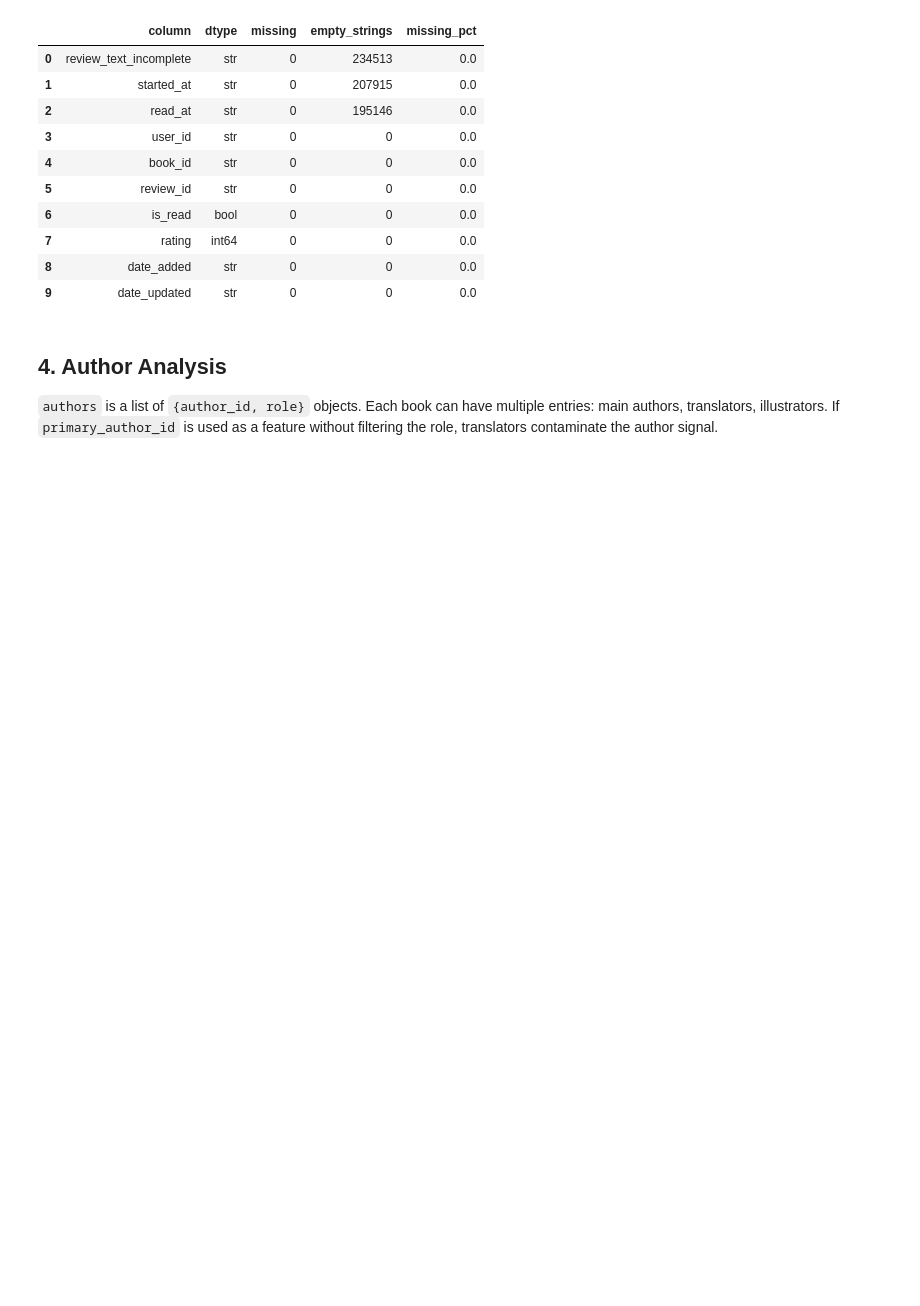
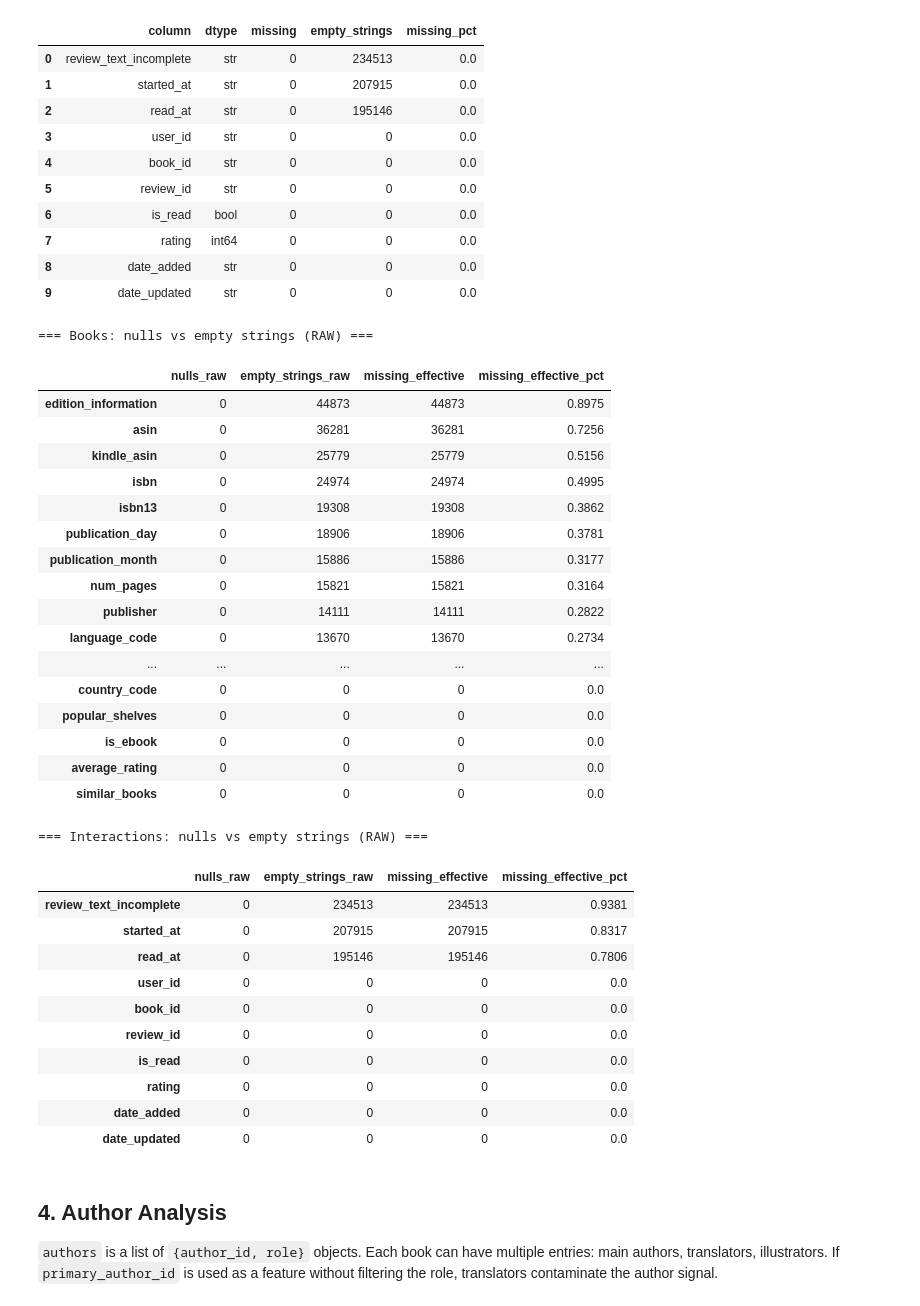
Before and after one commit to tsavorae/book-recommendations, a Jupyter notebook: notebooks/EDA_Fantasy.ipynb, the cells around one changed output. Drawn from its saved outputs; the diff is of its cells as text; code cells hidden in the pictures; blank space fills up the shorter version.

```diff
--- a/notebooks/EDA_Fantasy.ipynb
+++ b/notebooks/EDA_Fantasy.ipynb
@@ -145,6 +144,53 @@ display(artifacts['interactions_missing'].head(20))
 | 7 | rating | int64 | 0 | 0 | 0.0 |
 | 8 | date_added | str | 0 | 0 | 0.0 |
 | 9 | date_updated | str | 0 | 0 | 0.0 |
+# %%
+# Diagnostic: real nulls vs empty strings in RAW data
+def missing_with_empty_strings(df: pd.DataFrame, top_n: int = 20) -> pd.DataFrame:
+    out = pd.DataFrame({
+        'nulls_raw': df.isna().sum(),
+        'empty_strings_raw': df.astype('string').eq('').sum(),
+    })
+    out['missing_effective'] = out['nulls_raw'] + out['empty_strings_raw']
+    out['missing_effective_pct'] = (out['missing_effective'] / len(df)).round(4)
+    return out.sort_values(['missing_effective', 'nulls_raw'], ascending=False).head(top_n)
+
+print('=== Books: nulls vs empty strings (RAW) ===')
+display(missing_with_empty_strings(books_raw, top_n=20))
+
+print('\n=== Interactions: nulls vs empty strings (RAW) ===')
+display(missing_with_empty_strings(interactions_raw, top_n=20))
+# %% [output]
+=== Books: nulls vs empty strings (RAW) ===
+|  | nulls_raw | empty_strings_raw | missing_effective | missing_effective_pct |
+| edition_information | 0 | 44873 | 44873 | 0.8975 |
+| asin | 0 | 36281 | 36281 | 0.7256 |
+| kindle_asin | 0 | 25779 | 25779 | 0.5156 |
+| isbn | 0 | 24974 | 24974 | 0.4995 |
+| isbn13 | 0 | 19308 | 19308 | 0.3862 |
+| publication_day | 0 | 18906 | 18906 | 0.3781 |
+| publication_month | 0 | 15886 | 15886 | 0.3177 |
+| num_pages | 0 | 15821 | 15821 | 0.3164 |
+| publisher | 0 | 14111 | 14111 | 0.2822 |
+| language_code | 0 | 13670 | 13670 | 0.2734 |
+| ... | ... | ... | ... | ... |
+| country_code | 0 | 0 | 0 | 0.0 |
+| popular_shelves | 0 | 0 | 0 | 0.0 |
+| is_ebook | 0 | 0 | 0 | 0.0 |
+| average_rating | 0 | 0 | 0 | 0.0 |
+| similar_books | 0 | 0 | 0 | 0.0 |
+=== Interactions: nulls vs empty strings (RAW) ===
+|  | nulls_raw | empty_strings_raw | missing_effective | missing_effective_pct |
+| review_text_incomplete | 0 | 234513 | 234513 | 0.9381 |
+| started_at | 0 | 207915 | 207915 | 0.8317 |
+| read_at | 0 | 195146 | 195146 | 0.7806 |
+| user_id | 0 | 0 | 0 | 0.0 |
+| book_id | 0 | 0 | 0 | 0.0 |
+| review_id | 0 | 0 | 0 | 0.0 |
+| is_read | 0 | 0 | 0 | 0.0 |
+| rating | 0 | 0 | 0 | 0.0 |
+| date_added | 0 | 0 | 0 | 0.0 |
+| date_updated | 0 | 0 | 0 | 0.0 |
 # %% [markdown]
 ## 4. Author Analysis
 
```
Also changed, not shown: parts of 12 cells of this notebook, 1 other file.
